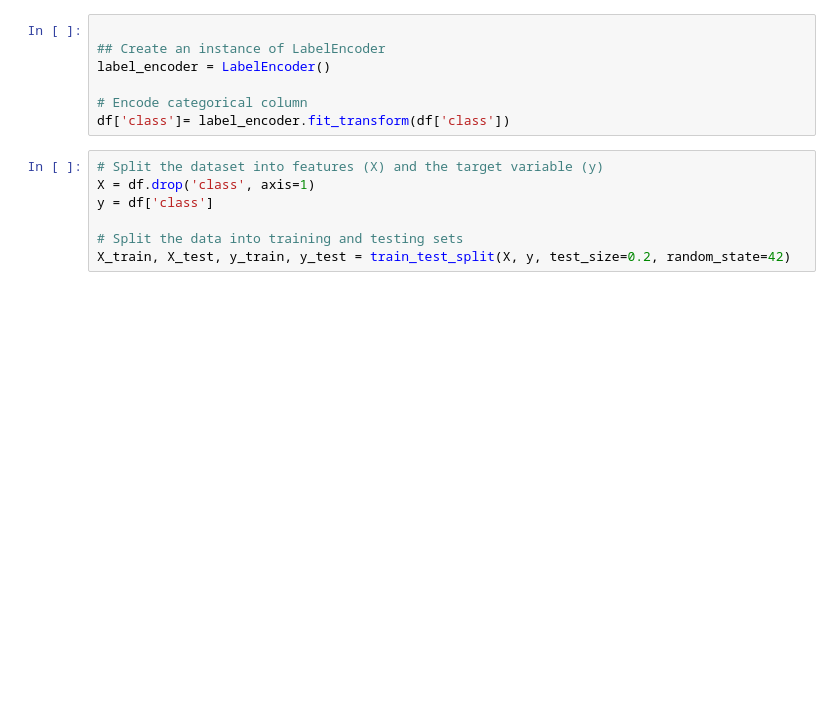
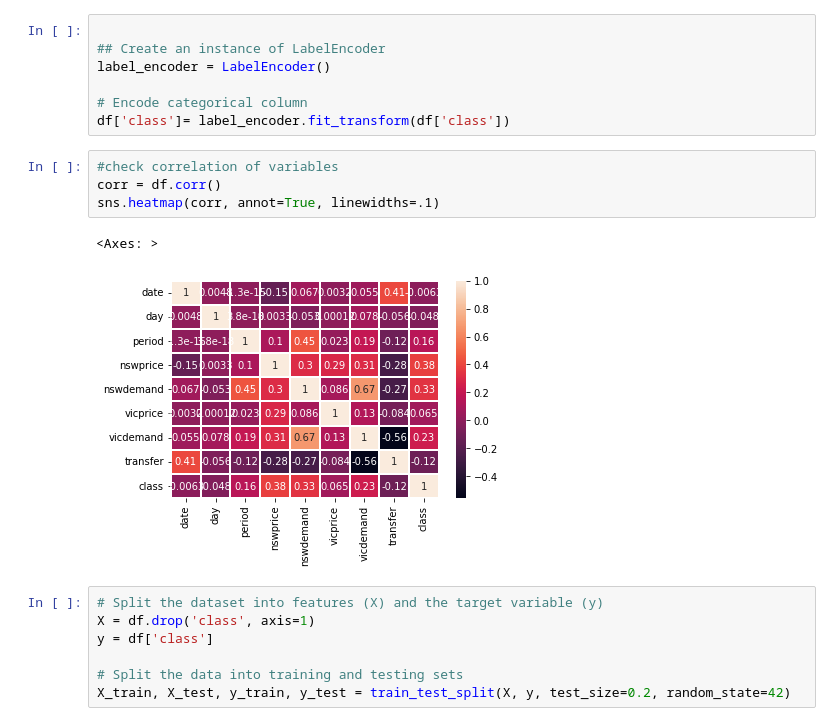
Before and after one commit to LucasMazza42/AusElectrical, a Jupyter notebook: electricPricePredict.ipynb, the cells around one changed output. Saved outputs shown, nothing was run; the diff lists cells and outputs as text; blank space fills up the shorter version.

```diff
--- a/electricPricePredict.ipynb
+++ b/electricPricePredict.ipynb
@@ -22,6 +36,13 @@ label_encoder = LabelEncoder()
 
 # Encode categorical column
 df['class']= label_encoder.fit_transform(df['class'])
+# %%
+#check correlation of variables
+corr = df.corr()
+sns.heatmap(corr, annot=True, linewidths=.1)
+# %% [output]
+<Axes: >
+[figure, added]
 # %%
 # Split the dataset into features (X) and the target variable (y)
 X = df.drop('class', axis=1)
```
Also changed, not shown: parts of 4 cells of this notebook, 1 other file.
